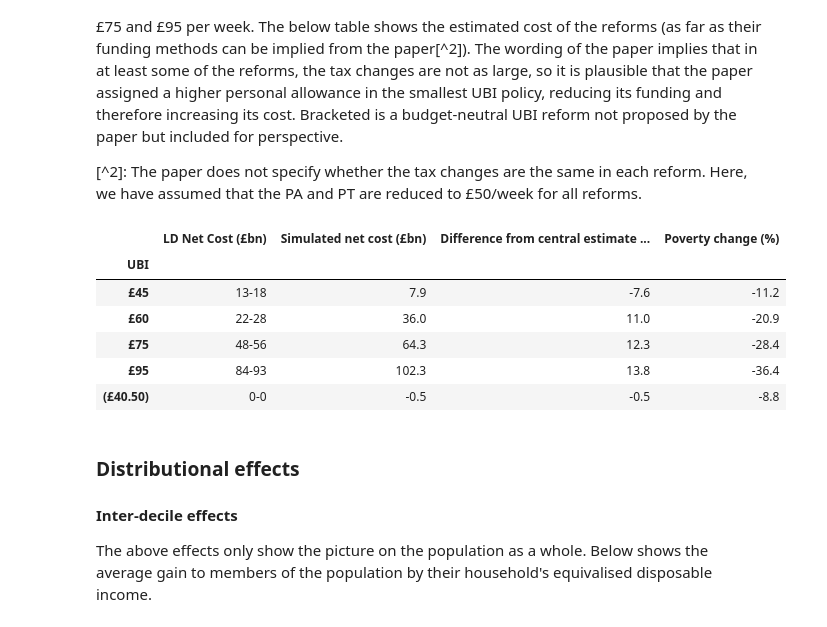
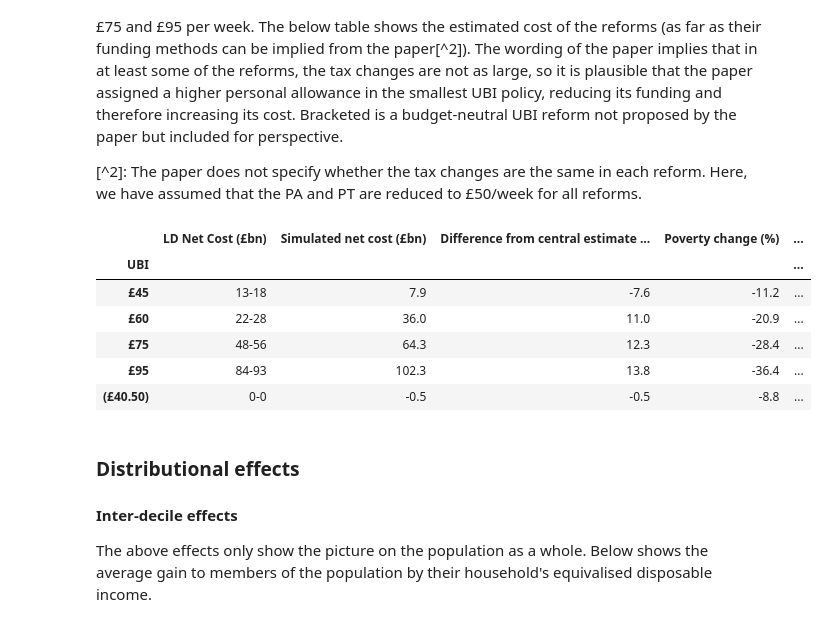
Before and after one commit to nikhilwoodruff/libdem-ubi-analysis, a Jupyter notebook: analysis.ipynb, the cells around one changed output. Saved outputs shown, nothing was run; the diff lists cells and outputs as text; code cells hidden in the pictures.

```diff
--- a/analysis.ipynb
+++ b/analysis.ipynb
@@ -18,14 +18,14 @@ import pandas as pd
 from tqdm import trange, tqdm
 
 funding = (include_UBI_in_means_tests(), set_PA_for_WA_adults(2500), set_PT(50))
-ubi_45 = (WA_adult_UBI(45 * 52), *funding)
+ubi_60 = (WA_adult_UBI(60 * 52), *funding)
 baseline = Microsimulation()
-ubi_45_sim = Microsimulation(ubi_45)
+ubi_60_sim = Microsimulation(ubi_60)
 
 net_costs = []
 names = ["UBI (£45/week)", "Reduced Benefits", "Lower PA", "Lower PT"]
-for i in range(len(ubi_45) + 1):
-    net_costs += [net_cost(baseline, Microsimulation(ubi_45[:i]))]
+for i in range(len(ubi_60) + 1):
+    net_costs += [net_cost(baseline, Microsimulation(ubi_60[:i]))]
 net_costs = np.array(net_costs)
 
 resulting_costs = pd.Series((net_costs[1:] - net_costs[:-1]) / 1e+9).apply(lambda x: round(x, 1))
@@ -45,41 +45,48 @@ The policy paper looks at four UBI proposals, characterized mainly by their UBI
 
 [^2]: The paper does not specify whether the tax changes are the same in each reform. Here, we have assumed that the PA and PT are reduced to £50/week for all reforms.
 # %%
-ubi_60 = (WA_adult_UBI(60 * 52), funding)
+ubi_45 = (WA_adult_UBI(45 * 52), funding)
 ubi_75 = (WA_adult_UBI(75 * 52), funding)
 ubi_95 = (WA_adult_UBI(95 * 52), funding)
 budget_neutral_ubi = (WA_adult_UBI(40.5 * 52), funding)
 
 from openfisca_uk.api import *
 
 def get_results(reform: Reform):
     sim = Microsimulation(reform)
     cost = net_cost(baseline, sim)
     baseline_poverty = baseline.calc("in_poverty_bhc", map_to="person").mean()
     poverty_change = (sim.calc("in_poverty_bhc", map_to="person").mean() - baseline_poverty) / baseline_poverty
-    return sim, cost, poverty_change
+    baseline_gini = baseline.calc("household_net_income", map_to="person").gini()
+    inequality_change = (sim.calc("household_net_income", map_to="person").gini() - baseline_gini) / baseline_gini
+    baseline_income = baseline.calc("household_net_income", map_to="person")
+    gain = sim.calc("household_net_income", map_to="person") - baseline_income
+    percent_winners = (gain >= 0).mean()
+    return sim, cost, poverty_change, inequality_change, percent_winners
 
 reforms = (ubi_45, ubi_60, ubi_75, ubi_95, budget_neutral_ubi)
 names = ("£45", "£60", "£75", "£95", "(£40.50)")
 results = list(map(get_results, reforms))
-sims, costs, poverty_changes = list(zip(*results))
+sims, costs, poverty_changes, inequality_changes, percent_winners = list(zip(*results))
 LD_lower = (13, 22, 48, 84, 0)
 LD_upper = (18, 28, 56, 93, 0)
 pd.DataFrame({
     "UBI": names,
     "LD Net Cost (£bn)": [f"{low}-{high}" for low, high in zip(LD_lower, LD_upper)],
     "Simulated net cost (£bn)": pd.Series(costs).apply(lambda x: round(x / 1e+9, 1)),
     "Difference from central estimate (£bn)": [round((c - (low + high) / 2 * 1e+9) / 1e+9, 1) for c, low, high in zip(costs, LD_lower, LD_upper)],
-    "Poverty change (%)": pd.Series(poverty_changes).apply(lambda x: round(x * 100, 1))
+    "Poverty change (%)": pd.Series(poverty_changes).apply(lambda x: round(x * 100, 1)),
+    "Inequality change (%)": pd.Series(inequality_changes).apply(lambda x : round(x * 100, 1)),
+    "Winners (%)": pd.Series(percent_winners).apply(lambda x : round(x * 100, 1))
 }).set_index("UBI")
 # %% [output]
-|  | LD Net Cost (£bn) | Simulated net cost (£bn) | Difference from central estimate ... | Poverty change (%) |
-| UBI |  |  |  |  |
-| £45 | 13-18 | 7.9 | -7.6 | -11.2 |
-| £60 | 22-28 | 36.0 | 11.0 | -20.9 |
-| £75 | 48-56 | 64.3 | 12.3 | -28.4 |
-| £95 | 84-93 | 102.3 | 13.8 | -36.4 |
-| (£40.50) | 0-0 | -0.5 | -0.5 | -8.8 |
+|  | LD Net Cost (£bn) | Simulated net cost (£bn) | Difference from central estimate ... | Poverty change (%) | ... |
+| UBI |  |  |  |  | ... |
+| £45 | 13-18 | 7.9 | -7.6 | -11.2 | ... |
+| £60 | 22-28 | 36.0 | 11.0 | -20.9 | ... |
+| £75 | 48-56 | 64.3 | 12.3 | -28.4 | ... |
+| £95 | 84-93 | 102.3 | 13.8 | -36.4 | ... |
+| (£40.50) | 0-0 | -0.5 | -0.5 | -8.8 | ... |
 # %% [markdown]
 ### Distributional effects
 
```
Also changed, not shown: parts of 2 cells of this notebook.
